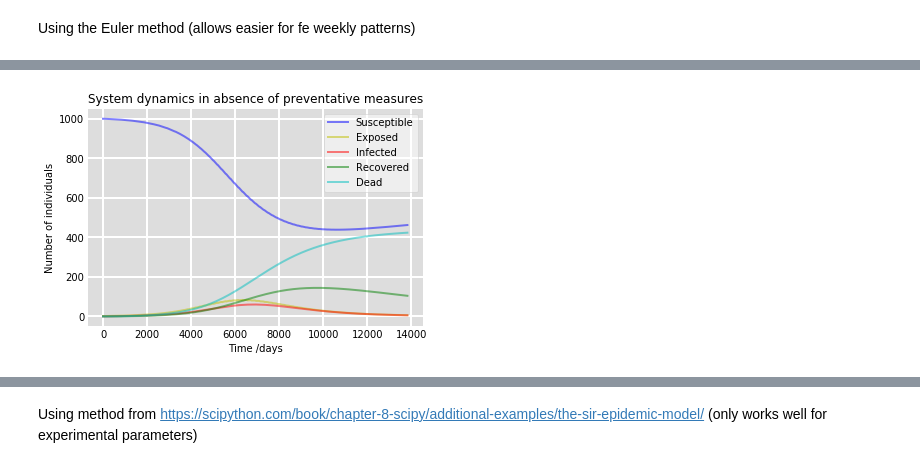
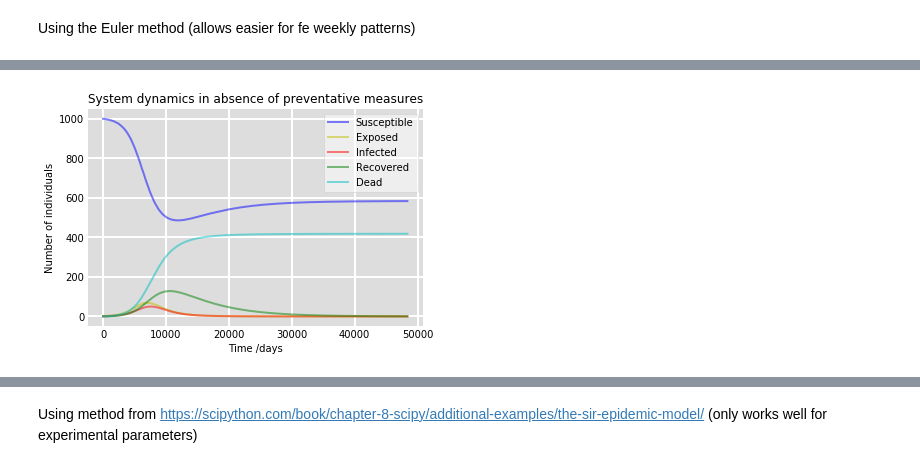
Before and after one commit to mihaighidoveanu/covid19, a Jupyter notebook: SEIRModel.ipynb, the cells around one changed output, grey strips where cells are left out. Saved outputs shown, nothing was run; the diff lists cells and outputs as text; code cells hidden in the pictures.

```diff
--- a/SEIRModel.ipynb
+++ b/SEIRModel.ipynb
@@ -125,17 +127,28 @@ def deriv(y, t, N, betaArr, mobility, delta, d, g, q, gammaR, gammaD):
 #         dEdt = dEdt + (betaArr[i]*S * mobility[:,i][0]*(I*mobility[:,i][2]-q*E*mobility[:,i][1])/N - (delta + d)*E* mobility[:,i][1])
 #         dIdt = dIdt + (delta*E *mobility[:,i][1] - (gammaR + gammaD)*I* mobility[:,i][2])
 
+#     for i in range(8):
+#         dSdt += (-betaArr[i]*S * mobility[:,i][0] *(I*mobility[:,i][2]+q*E * mobility[:,i][1])/N) + d*E*mobility[:,i][1] + g*R*mobility[:,i][3]
+#         dEdt += betaArr[i]*S * mobility[:,i][0]*(I*mobility[:,i][2]+q*E*mobility[:,i][1])/N - (delta + d)*E* mobility[:,i][1]
+#         dIdt += delta*E *mobility[:,i][1] - (gammaR + gammaD)*I* mobility[:,i][2]
+
     for i in range(8):
-        dSdt = dSdt + ((-betaArr[i]*S * mobility[:,i][0] *(I*mobility[:,i][2]+q*E * mobility[:,i][1])/N) + d*E*mobility[:,i][1] + g*R*mobility[:,i][3])
-        dEdt = dEdt + (betaArr[i]*S * mobility[:,i][0]*(I*mobility[:,i][2]+q*E*mobility[:,i][1])/N - (delta + d)*E* mobility[:,i][1])
-        dIdt = dIdt + (delta*E *mobility[:,i][1] - (gammaR + gammaD)*I* mobility[:,i][2])
+        dSdt += (-betaArr[i]*S * mobility[:,i][0] *(I*mobility[:,i][2] +q*E * mobility[:,i][1])/N) #+ d*E*mobility[:,i][1] + g*R*mobility[:,i][3]
+        dEdt += betaArr[i]*S * mobility[:,i][0]*(I*mobility[:,i][2]+q*E*mobility[:,i][1])/N #- (delta + d)*E* mobility[:,i][1]
+#         dIdt += delta*E *mobility[:,i][1] - (gammaR + gammaD)*I* mobility[:,i][2]
 
 #     dSdt = -beta*S*(I-q*E)/N + d*E + g*R
 #     dEdt = beta*S*(I-q*E)/N - (delta + d)*E
 #     dIdt = delta*E - (gammaR + gammaD)*I
 #     print(dSdt, dEdt, dIdt)
 
-#     dSdt += g*R
+    dSdt += g*R + d*E
+    dEdt += (- (delta + d)*E)
+
+#     dSdt = (-beta*S  *(I +q*E)/N) + g*R + d*E
+#     dEdt = beta*S *(I+q*E)/N - (delta + d)*E
+
+    dIdt = delta*E - (gammaR + gammaD)*I
     dRdt = gammaR * I - g*R
     dDdt = gammaD*I
     return dSdt, dEdt, dIdt, dRdt, dDdt
@@ -162,12 +174,17 @@ i = 0
 y = y0
 S, E, I, R, D = [S0], [E0], [I0], [R0], [D0]
 while i < 72:
-    S, E, I, R, D = euler(deriv,y,0,0.24,0.01, S, E, I, R, D, mobilityDay)
-    y = S[-1], E[-1], I[-1], R[-1], D[-1]
-    S, E, I, R, D = euler(deriv,y,0,0.72,0.01, S, E, I, R, D, mobilityNight)
-    y = S[-1], E[-1], I[-1], R[-1], D[-1]
+    j = 0
+    while j < 6:
+        S, E, I, R, D = euler(deriv,y,0,0.24,0.01, S, E, I, R, D, mobilityDay)
+        y = S[-1], E[-1], I[-1], R[-1], D[-1]
+        S, E, I, R, D = euler(deriv,y,0,0.72,0.01, S, E, I, R, D, mobilityNight)
+        y = S[-1], E[-1], I[-1], R[-1], D[-1]
+        j+=1
+
     S, E, I, R, D = euler(deriv,y,0,0.24,0.01, S, E, I, R, D, mobilitySunday)
     y = S[-1], E[-1], I[-1], R[-1], D[-1]
     S, E, I, R, D = euler(deriv,y,0,0.72,0.01, S, E, I, R, D, mobilityNight)
     y = S[-1], E[-1], I[-1], R[-1], D[-1]
+
     i+=1
@@ -194,24 +191,24 @@ S+E+I+R+D
 # %%
 x = np.linspace(0, len(S), len(S))
 fig = plt.figure(facecolor='w')
 ax = fig.add_subplot(111, facecolor='#dddddd', axisbelow=True)
-ax.plot(x, np.asarray(S), 'b', alpha=0.5, lw=2, label='Susceptible')
+ax.plot(x, S, 'b', alpha=0.5, lw=2, label='Susceptible')
 ax.plot(x, E, 'y', alpha=0.5, lw=2, label='Exposed')
 ax.plot(x, I, 'r', alpha=0.5, lw=2, label='Infected')
 ax.plot(x, R, 'g', alpha=0.5, lw=2, label='Recovered')
 ax.plot(x, D, 'c', alpha=0.5, lw=2, label='Dead')
 
 ax.set_xlabel('Time /days')
 ax.set_ylabel('Number of individuals')
 ax.set_title('System dynamics in absence of preventative measures')
 # ax.set_ylim(0,1.2)
 ax.yaxis.set_tick_params(length=0)
 ax.xaxis.set_tick_params(length=0)
 ax.grid(b=True, which='major', c='w', lw=2, ls='-')
 legend = ax.legend()
 legend.get_frame().set_alpha(0.5)
 for spine in ('top', 'right', 'bottom', 'left'):
     ax.spines[spine].set_visible(False)
 plt.show()
 # %% [output]
-[figure, old version]
+[figure, new version]
```
Also changed, not shown: parts of 8 cells of this notebook, 1 other file.
